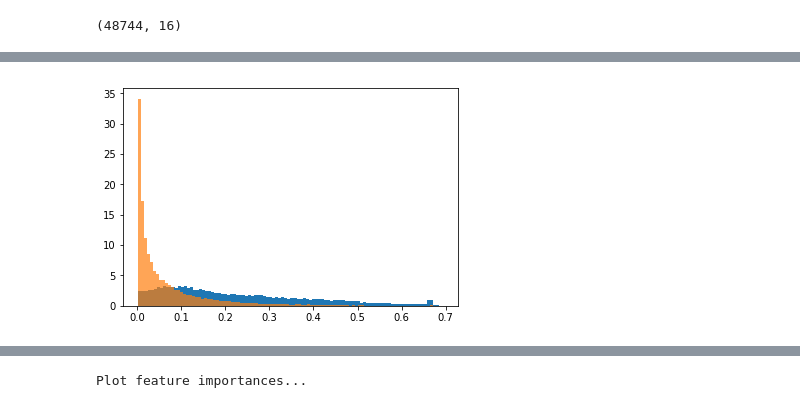
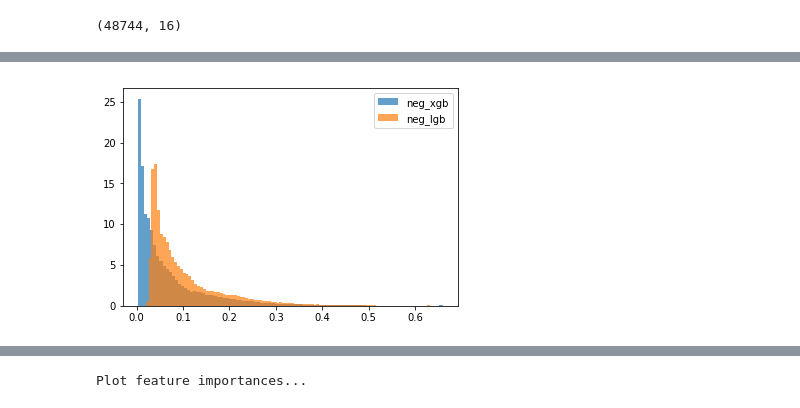
Before and after one commit to afhuertass/kaggle-homecredit, a Jupyter notebook: scripts/simplified_negativesampling.ipynb, the cells around one changed output, grey strips where cells are left out. Drawn from its saved outputs; the diff is of its cells as text; code cells hidden in the pictures.

```diff
--- a/scripts/simplified_negativesampling.ipynb
+++ b/scripts/simplified_negativesampling.ipynb
@@ -200,14 +214,14 @@ min_data_in_leaf = 2000
 feature_fraction = 0.9
 num_boost_round = 10000
 params = {"objective": "binary",
-          "boosting_type": "gbdt",
+          "boosting_type": "dart",
           "learning_rate": learning_rate,
           "metric":["auc" ,"binary_logloss"] ,
           "num_leaves": num_leaves,
            "max_bin": 256,
           "feature_fraction": feature_fraction,
           "verbosity": 1,
-          "drop_rate": 0.1,
+          "drop_rate": 0.01,
           "is_unbalance": False,
           "max_drop": 50,
           "min_child_samples": 20,
@@ -281,0 +329,17 @@ cv score - on train:
+# %%
+learning_rate = 0.01
+num_leaves = 30
+min_data_in_leaf = 2000
+feature_fraction = 0.9
+num_boost_round = 5000
+params = {"booster": "gbtree",
+         "eta" : learning_rate ,
+          "max_depth" : 5 ,
+          "colsample_bytree" : feature_fraction ,
+          "lambda" : 100 ,
+           "tree_method" : "hist" ,
+          "max_bin" : 256 ,
+          "rate_drop": 0.01 ,
+          'objective': 'binary:logistic' ,
+          "eval_metric" : "auc"
+}
@@ -282,7 +417,10 @@ cv score - on train:
 # %%
 final = final_cv_pred/32
 # %%
-final_train = final_cv_train/32
+final_train = final_cv_train_xgbst/32.0
+final_train_lgb = final_cv_train/32.0
 # %%
 final_pos = final_train[ labels_train == 1  ]
 final_neg = final_train[labels_train == 0 ]
+final_pos_lgb = final_train_lgb[ labels_train == 1  ]
+final_neg_lgb = final_train_lgb[labels_train == 0 ]
@@ -319,8 +437,12 @@ a = len(final_pos)
 # %%
 b = len(final_neg)
 # %%
-plt.hist( final_pos , density = True , bins = 100  )
-plt.hist(  np.random.choice( final_neg , size = a)  , density = True , bins = 100 , alpha = 0.7)
+#plt.hist( final_pos , density = True , bins = 100 , label = "pos_xgb" )
+plt.hist(  final_neg  , density = True , bins = 100 , alpha = 0.7 , label = "neg_xgb")
+#plt.hist( final_pos_lgb , density = True , bins = 100 , label = "pos_lgb" )
+plt.hist(  final_neg_lgb , density = True , bins = 100 , alpha = 0.7 , label = "neg_lgb")
+
+plt.legend()
 plt.show()
 # %% [output]
-[figure, old version]
+[figure, new version]
```
Also changed, not shown: parts of 22 cells of this notebook, 1 other file.
